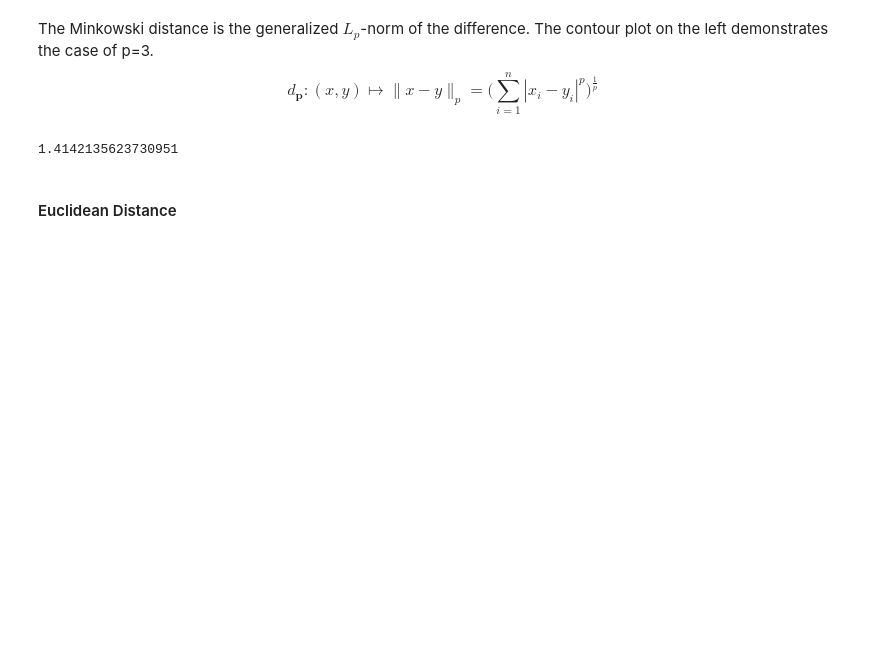
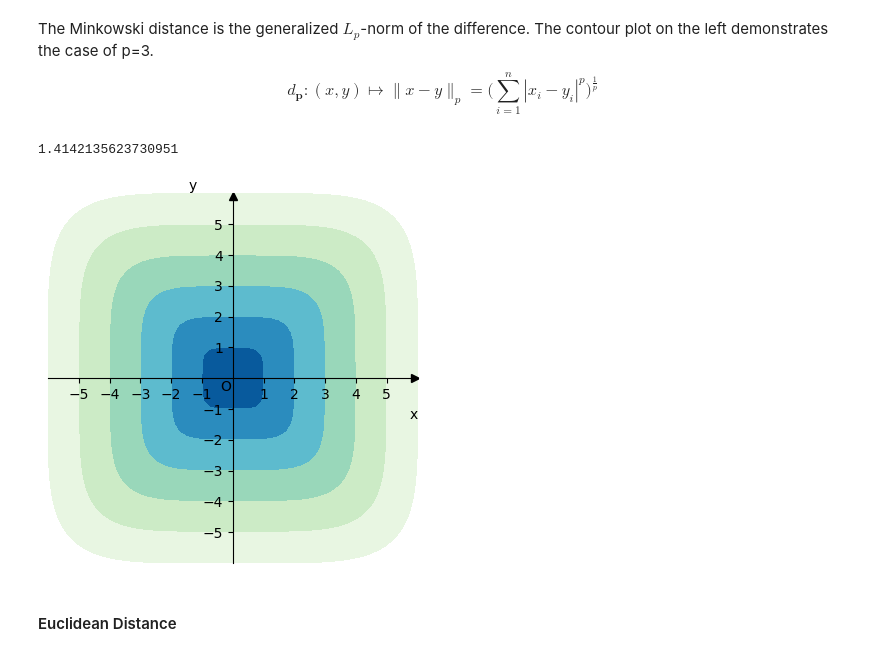
Before and after one commit to dtuleva/Math_Concepts_Visualizations, a Jupyter notebook: clustering.ipynb, the cells around one changed output. Cells and saved outputs as stored; diff of their text form; code cells hidden in the pictures; blank space fills up the shorter version.

Commit message:
create contour animation

```diff
--- a/clustering.ipynb
+++ b/clustering.ipynb
@@ -69,21 +76,23 @@ def set_coordinate_system(
 def plot_contours(
         vectorized_distance_function,
         ax = None,
-        x_min = 0,
+        x_min = -5,
         x_max = 6,
-        y_min = 0,
+        y_min = -5,
         y_max = 6,
         delta = 0.25,
+        levels = range(0, 7)
         ):
 
-    x = np.arange(x_min, x_max, delta)
-    y = np.arange(y_min, y_max, delta)
+    x = np.arange(x_min - 1, x_max + 1, delta)
+    y = np.arange(y_min - 1, y_max + 1, delta)
     X, Y = np.meshgrid(x, y)
     Z = vectorized_distance_function(X, Y)
 
+
     ax = ax or plt.gca()
 
-    ax.contourf(X, Y, Z, cmap = "GnBu_r")
+    ax.contourf(X, Y, Z, cmap = "GnBu_r", levels = levels)
 
     set_coordinate_system(
         ax=ax,
@@ -150,8 +159,3 @@ ax.scatter(x, y)
 plt.show()
 # %% [output]
 [figure]
-# %%
-def minkowski_distance_to_o(x, y):
-    return distance.minkowski([x, y], [0, 0], p = 30)
-
-minkowski_distance_to_o = np.vectorize(minkowski_distance_to_o)
@@ -173,6 +171,16 @@ $$ d_{\mathbf{p}} : (x, y) \mapsto \|x-y\|_p = \bigg(\sum_{i=1}^{n} |x_i-y_i|^p\
 distance.minkowski([1,2], [2,3])
 # %% [output]
 1.4142135623730951
+# %%
+def minkowski_distance_to_o(x, y):
+    return distance.minkowski([x, y], [0, 0], p = 5)
+
+minkowski_distance_to_o = np.vectorize(minkowski_distance_to_o)
+# %%
+ax = plot_contours(minkowski_distance_to_o)
+plt.show()
+# %% [output]
+[figure, added]
 # %% [markdown]
 #### Euclidean Distance
 # %% [markdown]
```
Also changed, not shown: parts of 17 cells of this notebook, 1 other file.
